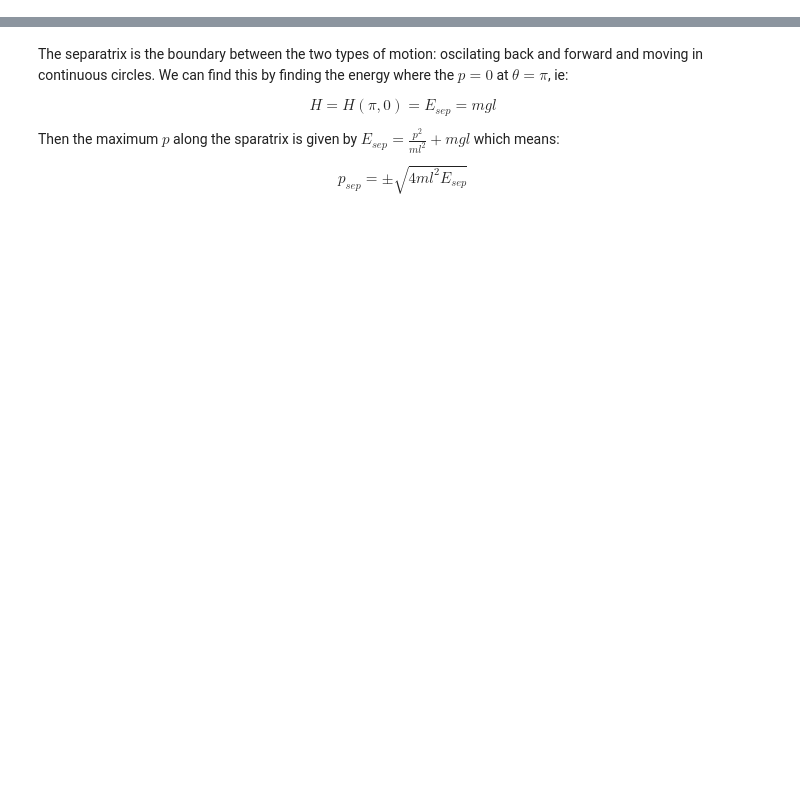
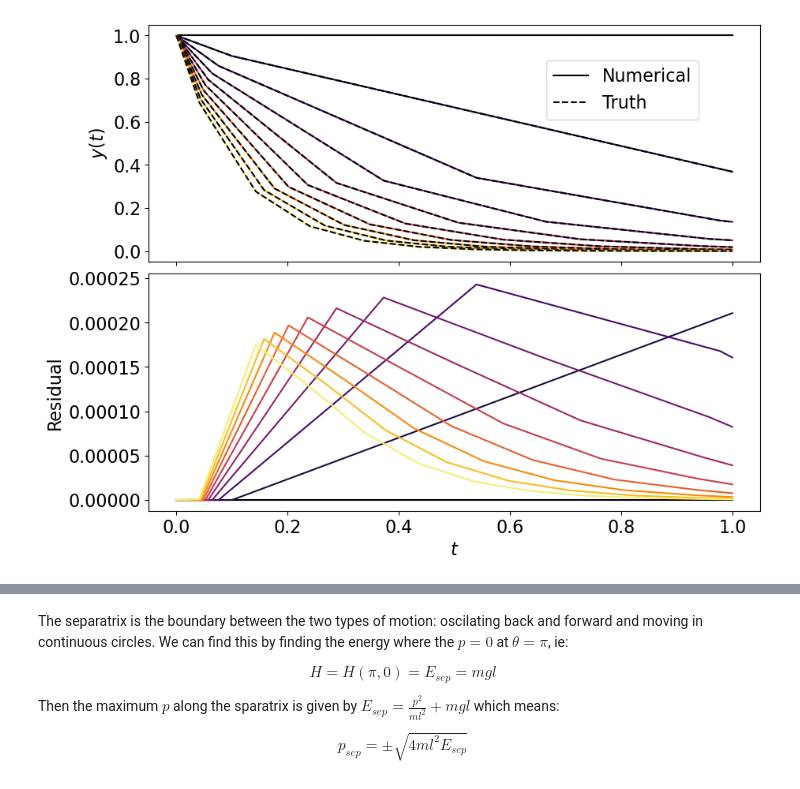
Before and after one commit to CITA/CTA200H, a Jupyter notebook: lecture_4_numerical_python/4_initial_value_problems.ipynb, the cells around one changed output, grey strips where cells are left out. Cells and saved outputs as stored; diff of their text form; code cells hidden in the pictures; blank space fills up the shorter version.

```diff
--- a/lecture_4_numerical_python/4_initial_value_problems.ipynb
+++ b/lecture_4_numerical_python/4_initial_value_problems.ipynb
@@ -139,0 +140,22 @@ Re-write the ODE as a set of coupled first order ODEs by using a dummy variable,
+# %%
+from scipy.integrate import solve_ivp
+
+# RHS function:
+def F(y,a):
+    return -a*y
+
+# compute and plot solutions & residuals:
+cols = plt.cm.inferno(np.linspace(0,.95,10))
+f,ax = plt.subplots(2,1,figsize=(10,8),sharex=True)
+for i,aa in enumerate(np.arange(10)):
+    sol = solve_ivp(fun=lambda t,y: -aa*y,t_span=[0,1],y0=[1.])
+    ax[0].plot(sol.t,sol.y[0],label='Numerical' if i==0 else '__nolegend__',color=cols[i])
+    ax[0].plot(sol.t,np.exp(-aa*sol.t),'--',label='Truth' if i==0 else '__nolegend__',color='k')
+    ax[1].plot(sol.t,sol.y[0]-np.exp(-aa*sol.t),color=cols[i])
+ax[1].set_xlabel('$t$')
+ax[0].set_ylabel('$y(t)$')
+ax[1].set_ylabel('Residual')
+ax[0].legend(loc=(0.65,0.6))
+plt.subplots_adjust(hspace=0.05)
+# %% [output]
+[figure, added]
```
Also changed, not shown: parts of 23 cells of this notebook.
